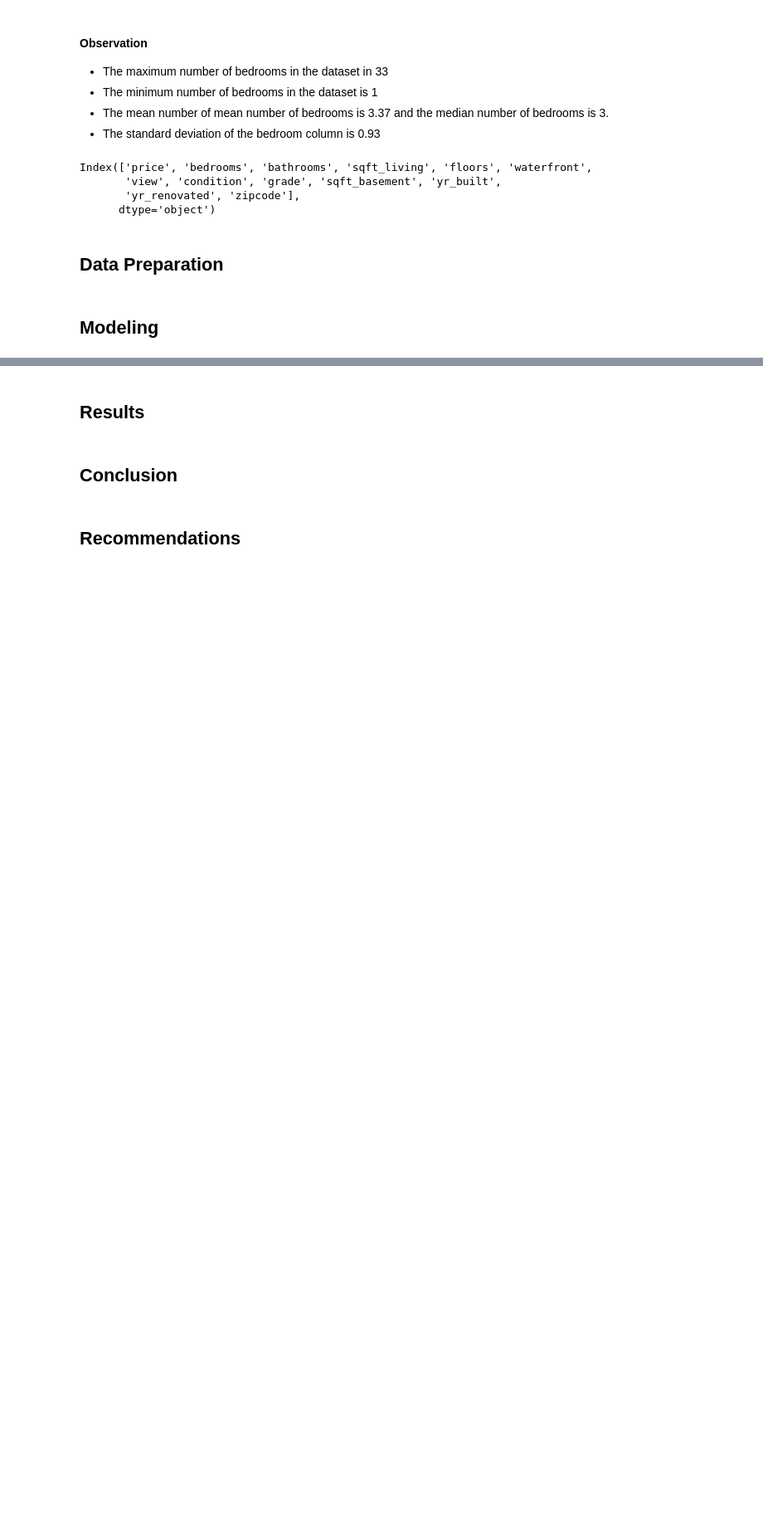
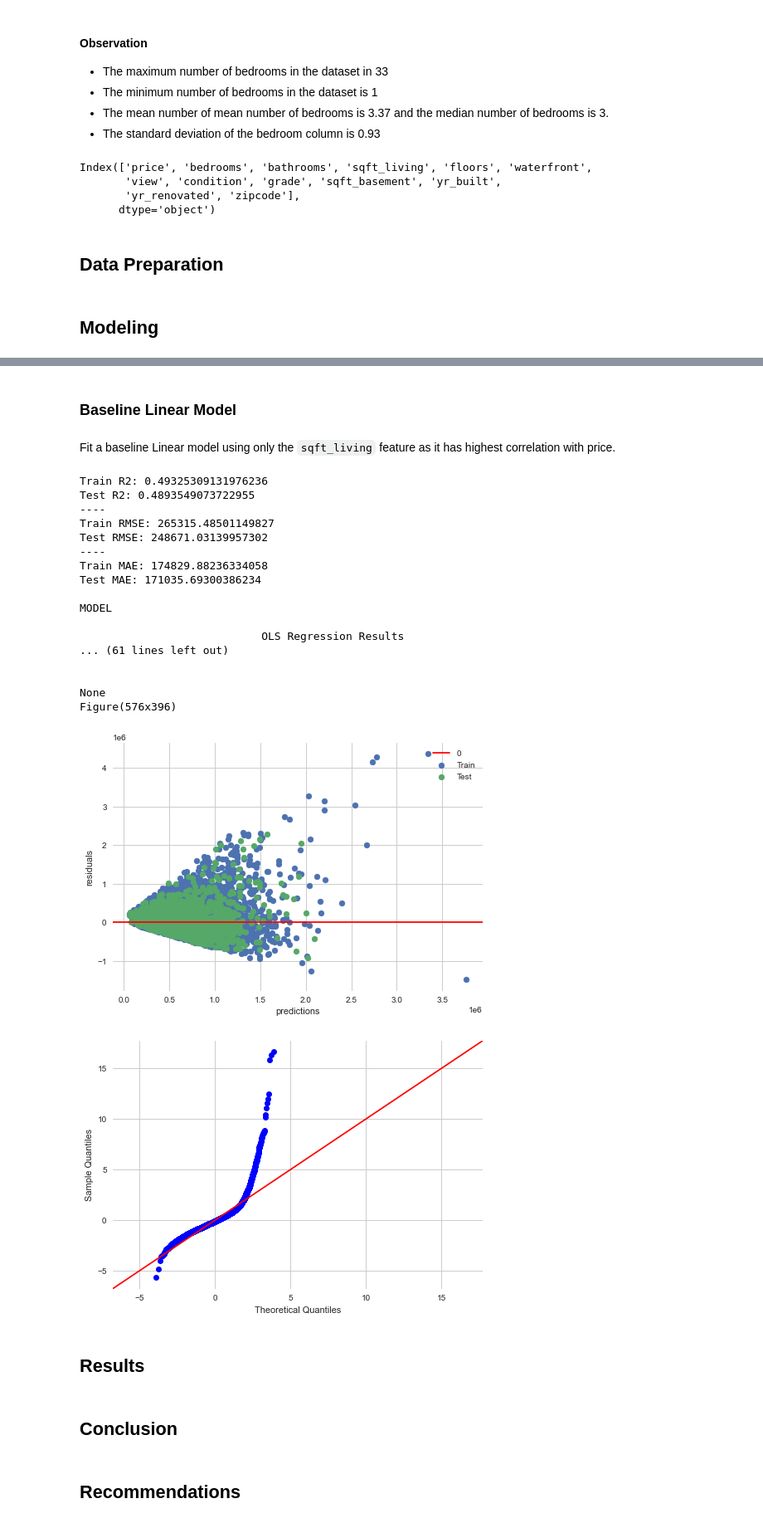
Before and after one commit to R3TR0Quan/KC_Realestate_Analysis_and_Modelling, a Jupyter notebook: notebook.ipynb, the cells around one changed output, grey strips where cells are left out. Shown: that part at 83% size. Saved outputs shown, nothing was run; the diff lists cells and outputs as text; code cells hidden in the pictures; blank space fills up the shorter version.

Commit message:
Added Linear-modelling Functions

```diff
--- a/notebook.ipynb
+++ b/notebook.ipynb
@@ -485,0 +541,6 @@ Index(['price', 'bedrooms', 'bathrooms', 'sqft_living', 'floors', 'waterfront',
+# %%
+def model(ind_var, data):
+    formula = 'price ~ ' + ' + '.join(ind_var)
+    multi_model = ols(formula, data).fit()
+    multi_model_summ = multi_model.summary()
+    return multi_model,multi_model_summ
@@ -486,3 +577,56 @@ Index(['price', 'bedrooms', 'bathrooms', 'sqft_living', 'floors', 'waterfront',
+# %%
+def scaled_model(ind_var, data):
+    formula = 'price ~ ' + ' + '.join(ind_var)
+    data_scaled = (data - np.mean(data)) / np.std(data)
+    model_scaled = ols(formula, data_scaled).fit()
+    model_scaled_summ = model_scaled.summary()
+    return model_scaled_summ
+# %%
+def model_and_assess(ind_var, data):
+    multi_model, multi_model_summ = model(ind_var,data)
+    assessment = assess(multi_model)
+    scaled_summ = scaled_model(ind_var,data)
+    qq = sm.graphics.qqplot(multi_model.resid, dist=stats.norm, line='45', fit=True)#QQPlot of Residuals
+    print('        ')
+    print('MODEL\n')
+    print(multi_model_summ)
+    print('        ')
+    print('SCALED MODEL\n')
+    print(scaled_summ)
+    print('        ')
+    print('CORRELATION\n')
+    print(data[ind_var].corr())
+    print('        ')
+    print('RESIDUAL and QQ Plots\n')
+    print('        ')
+    print(assessment)
+    print(qq)
+# %% [markdown]
+### Baseline Linear Model
+# %% [markdown]
+Fit a baseline Linear model using only the `sqft_living` feature as it has highest correlation with price.
+# %%
+model_and_assess(['sqft_living'], data)
+# %% [output]
+Train R2: 0.49325309131976236
+Test R2: 0.4893549073722955
+----
+Train RMSE: 265315.48501149827
+Test RMSE: 248671.03139957302
+----
+Train MAE: 174829.88236334058
+Test MAE: 171035.69300386234
+
+MODEL
+
+                            OLS Regression Results
+... (61 lines left out)
+
+
+None
+Figure(576x396)
+[figure, added]
+[figure, added]
 # %% [markdown]
 ## Results
 # %% [markdown]
```
Also changed, not shown: parts of 8 cells of this notebook.
